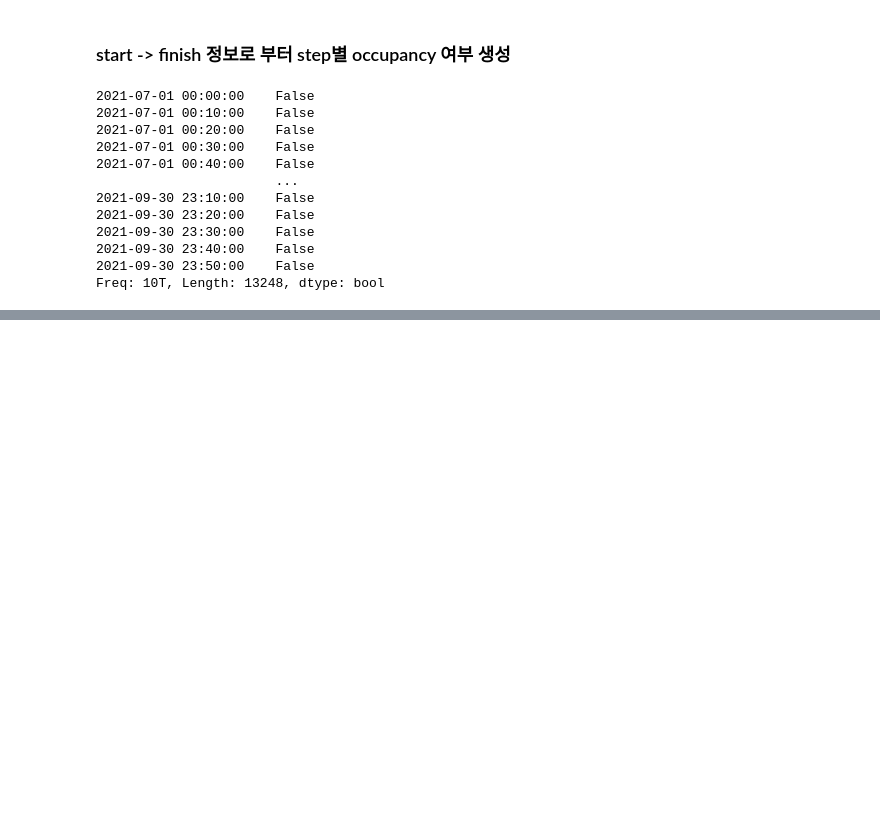
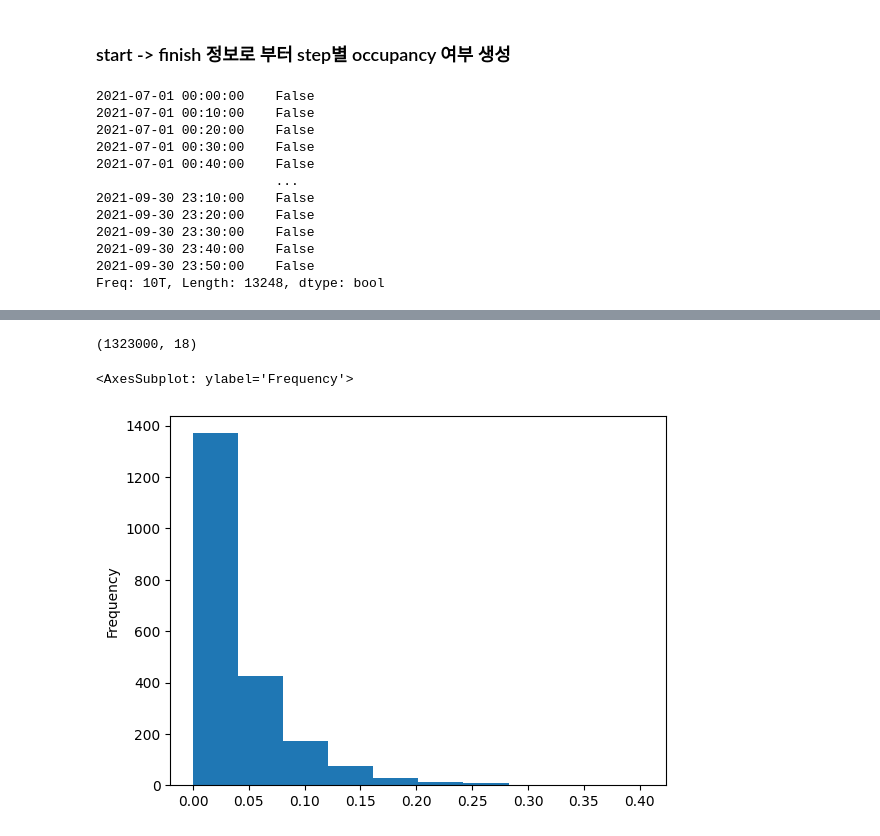
Before and after one commit to easttuna/ev-charger-occupancy-prediction, a Jupyter notebook: notebooks/preprocess.ipynb, the cells around one changed output, grey strips where cells are left out. Drawn from its saved outputs; the diff is of its cells as text; code cells hidden in the pictures; blank space fills up the shorter version.

```diff
--- a/notebooks/preprocess.ipynb
+++ b/notebooks/preprocess.ipynb
@@ -251,4 +251,6 @@ def check_occupancy(cid_df):
 # %%
 df = charge.groupby('cid')[['start_time', 'finish_time']].progress_apply(check_occupancy).astype(np.int32)
 # %%
-df.reset_index().merge(charge[['cid', '충전소명']].drop_duplicates(), how='left', on='cid')
+station_history = df.reset_index().merge(charge[['cid', '충전소명']] \
+   .drop_duplicates(), how='left', on='cid').drop(columns=['cid']) \
+   .groupby('충전소명').all().astype(np.int32).T
@@ -270,0 +399,4 @@ df.reset_index().merge(charge[['cid', '충전소명']].drop_duplicates(), how='l
+# %%
+data.shape
+# %% [output]
+(1323000, 18)
@@ -270,0 +405,5 @@ df.reset_index().merge(charge[['cid', '충전소명']].drop_duplicates(), how='l
+# %%
+station_history.mean().plot(kind='hist')
+# %% [output]
+<AxesSubplot: ylabel='Frequency'>
+[figure, added]
```
Also changed, not shown: parts of 29 cells of this notebook.
